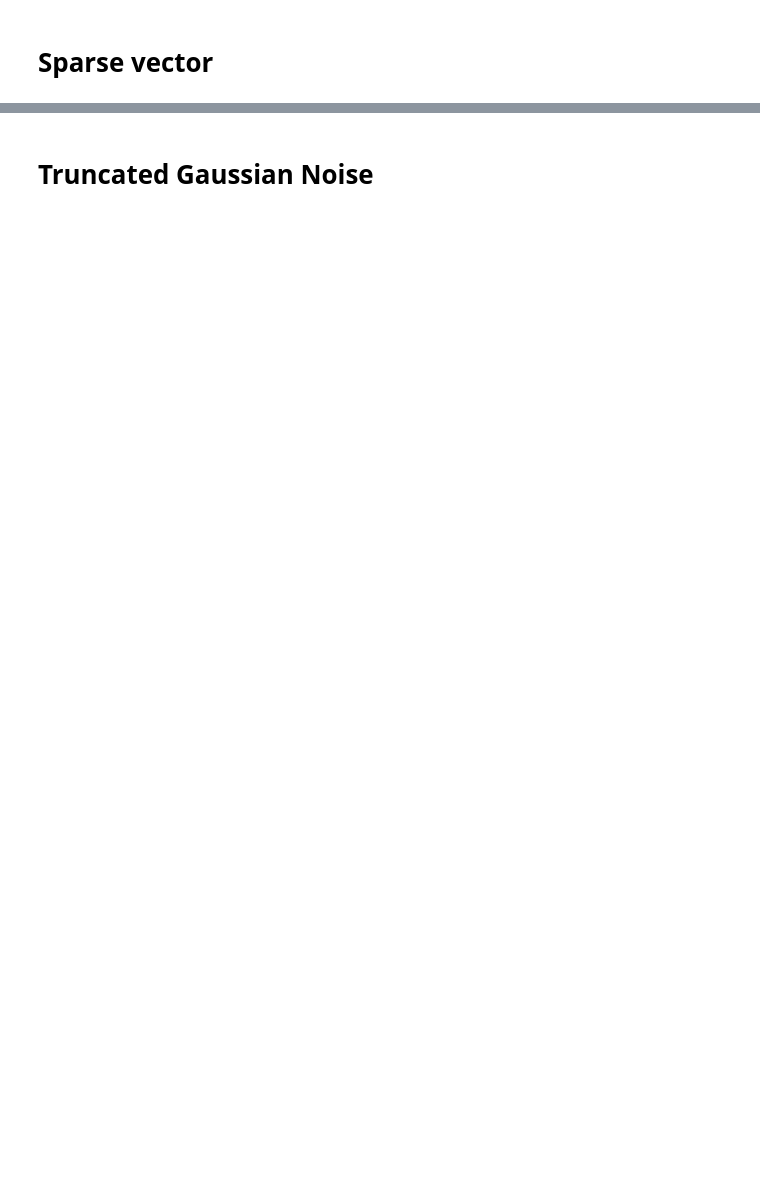
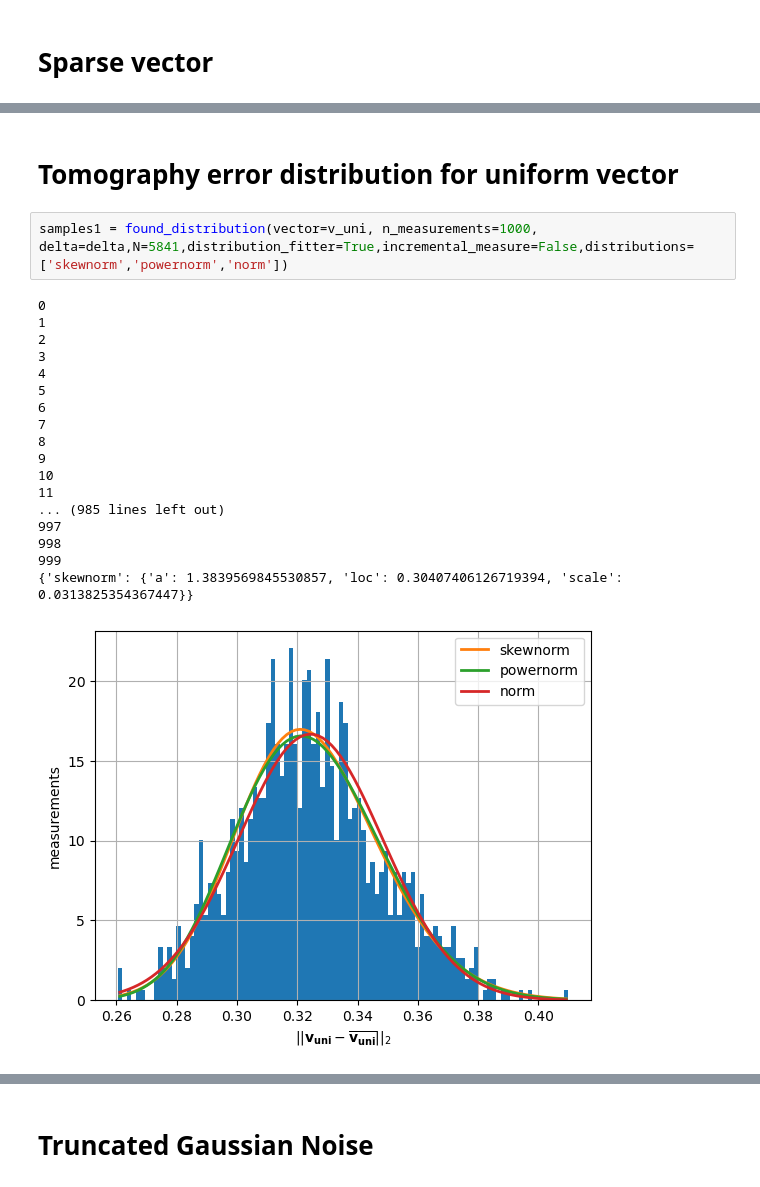
Before and after one commit to tommasofioravanti/sq-learn, a Jupyter notebook: Tomography.ipynb, the cells around one changed output, grey strips where cells are left out. Drawn from its saved outputs; the diff is of its cells as text; blank space fills up the shorter version.

Commit message:
Tomography tests

```diff
--- a/Tomography.ipynb
+++ b/Tomography.ipynb
@@ -234,0 +73,23 @@ make_real_predicted_comparison(zero, delta)
+# %% [markdown]
+# Tomography error distribution for uniform vector
+# %%
+samples1 = found_distribution(vector=v_uni, n_measurements=1000, delta=delta,N=5841,distribution_fitter=True,incremental_measure=False,distributions=['skewnorm','powernorm','norm'])
+# %% [output]
+0
+1
+2
+3
+4
+5
+6
+7
+8
+9
+10
+11
+... (985 lines left out)
+997
+998
+999
+{'skewnorm': {'a': 1.3839569845530857, 'loc': 0.30407406126719394, 'scale': 0.0313825354367447}}
+[figure, added]
```
Also changed, not shown: parts of 25 cells of this notebook.
